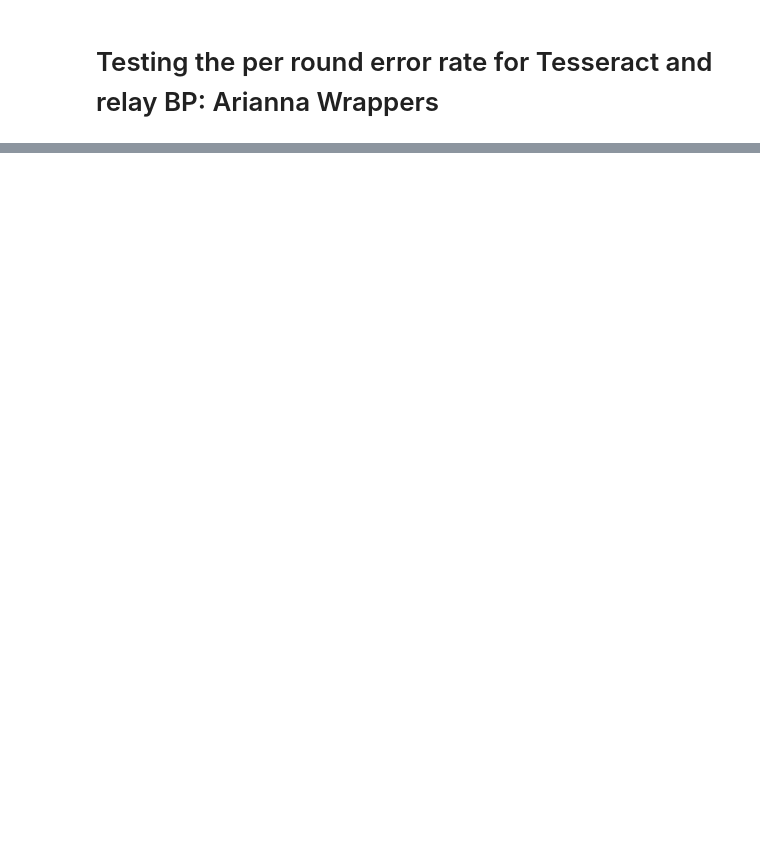
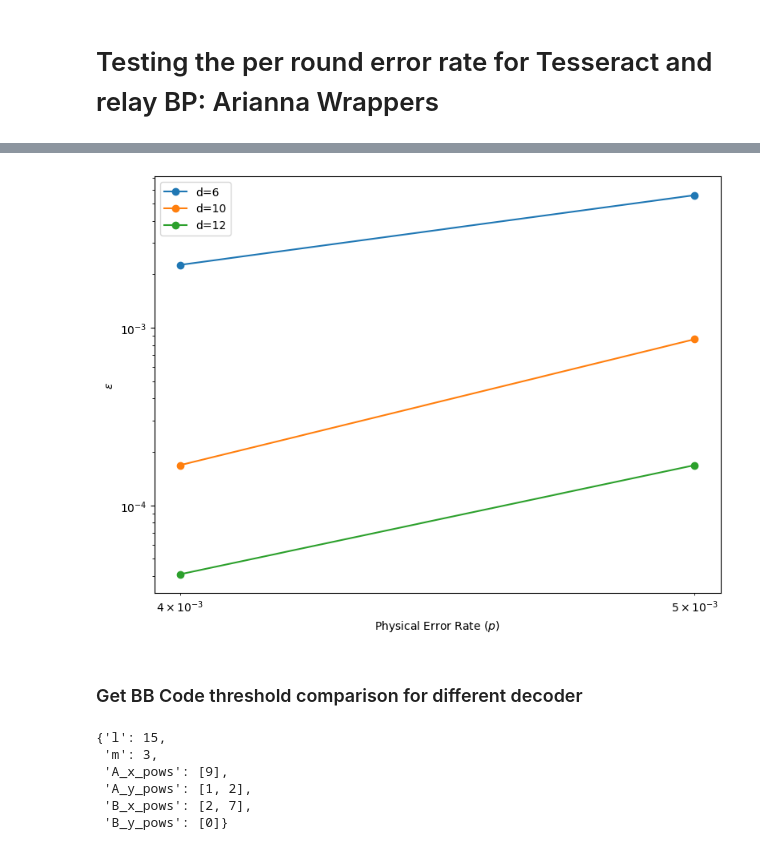
Before and after one commit to acatspirit/realtime_decoding_qldpc, a Jupyter notebook: notebooks/decoder_characterization.ipynb, the cells around one changed output, grey strips where cells are left out. Saved outputs shown, nothing was run; the diff lists cells and outputs as text; code cells hidden in the pictures; blank space fills up the shorter version.

```diff
--- a/notebooks/decoder_characterization.ipynb
+++ b/notebooks/decoder_characterization.ipynb
@@ -102,7 +102,7 @@ def run_single_trial(p, d, code_type, num_shots, rounds,basis, csv_filename):
 from joblib import Parallel, delayed
 
 
-p_list = np.logspace(-3.5,-2.5,5)
+p_list = [4e-3, 5e-3]
 d_list = [6, 10, 12]
 num_shots = 10_000
 code_type = "BB"
@@ -142,0 +146,24 @@ Logged results to /Users/ariannameinking/Documents/Brown_Research/realtime_decod
+# %%
+import matplotlib.pyplot as plt
+df = pd.read_csv(csv_file)
+
+
+fig, ax = plt.subplots(figsize=(8, 6))
+
+# p_list = df['p'].unique()
+
+d_list = df['d'].unique()
+for d in d_list:
+    df_d = df[(df['d'] == d) & (df['p'].isin(p_list))]
+    ax.plot(p_list, df_d['eps'], marker='o', label=f'd={d}')
+ax.set_xscale('log')
+ax.set_yscale('log')
+ax.set_xlabel('Physical Error Rate ($p$)')
+ax.set_ylabel('$\epsilon$')
+ax.legend()
+plt.tight_layout()
+plt.show()
+# %% [output]
+[figure, added]
+# %% [markdown]
+### Get BB Code threshold comparison for different decoder
@@ -142,0 +239,29 @@ Logged results to /Users/ariannameinking/Documents/Brown_Research/realtime_decod
+# %%
+bb_codes_dict = { "[[98,6,12]]": {'l': 7, 'm': 7, 'A_x_pows': [3], 'A_y_pows': [5,6], 'B_x_pows': [3,5], 'B_y_pows': [2]},
+
+                # https://arxiv.org/pdf/2408.10001 some codes taken from this paper (all CSS).
+                 "[[54,8,6]]":    {'l': 3, 'm': 9, 'A_x_pows': [0], 'A_y_pows': [2,4], 'B_x_pows': [1,2], 'B_y_pows': [3]},
+                 "[[90,8,10]]": {'l':15, 'm':3, 'A_x_pows': [9], 'A_y_pows': [1,2], 'B_x_pows': [2,7], 'B_y_pows':[0]},
+                 "[[126,8,10]]":  {'l': 3, 'm': 21, 'A_x_pows': [0], 'A_y_pows': [2,10], 'B_x_pows': [1,2], 'B_y_pows': [3]},
+                 "[[162,8,14]]":  {'l': 3, 'm': 27, 'A_x_pows': [0], 'A_y_pows': [10,14], 'B_x_pows': [1,2], 'B_y_pows': [12]},
+                 "[[180,8,16]]": {'l': 6, 'm': 15, 'A_x_pows': [3], 'A_y_pows': [1,2], 'B_x_pows': [4,5], 'B_y_pows': [6]},
+
+                 "[[150,16,8]]": {'l': 5, 'm': 15, 'A_x_pows': [0], 'A_y_pows': [6,8], 'B_x_pows': [1,4], 'B_y_pows': [5]},
+
+                 "[[72,12,6]]":   {'l':6, 'm':6, 'A_x_pows': [3], 'A_y_pows': [1,2], 'B_x_pows': [1,2], 'B_y_pows':[3]},
+                 "[[144,12,12]]": {'l':12, 'm':6, 'A_x_pows': [3], 'A_y_pows': [1,2], 'B_x_pows': [1,2], 'B_y_pows':[3]},
+                 "[[288,12,18]]": {'l':12, 'm':12, 'A_x_pows': [3], 'A_y_pows': [2,7], 'B_x_pows': [1,2], 'B_y_pows':[3]},
+                 "[[360,12,24]]": {'l':30, 'm':6, 'A_x_pows': [9], 'A_y_pows': [1,2], 'B_x_pows': [25,26], 'B_y_pows':[3]},
+
+                 "[[288,24,12]]": {'l':12, 'm':12, 'A_x_pows': [6], 'A_y_pows': [1,2], 'B_x_pows': [2,4], 'B_y_pows':[3]},
+                 "[[784,24,24]]": {'l':28, 'm':14, 'A_x_pows': [26], 'A_y_pows': [6,8], 'B_x_pows': [9,20], 'B_y_pows':[7]}
+                }
+
+bb_codes_dict['[[90,8,10]]']
+# %% [output]
+{'l': 15,
+ 'm': 3,
+ 'A_x_pows': [9],
+ 'A_y_pows': [1, 2],
+ 'B_x_pows': [2, 7],
+ 'B_y_pows': [0]}
```
Also changed, not shown: parts of 2 cells of this notebook, 4 other files.
